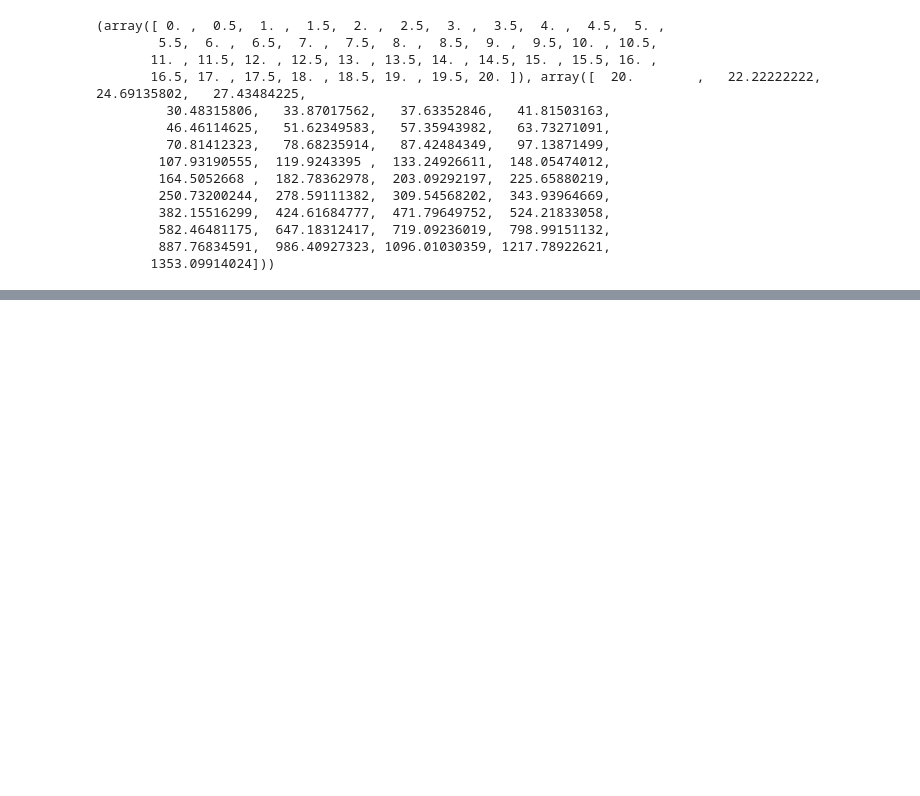
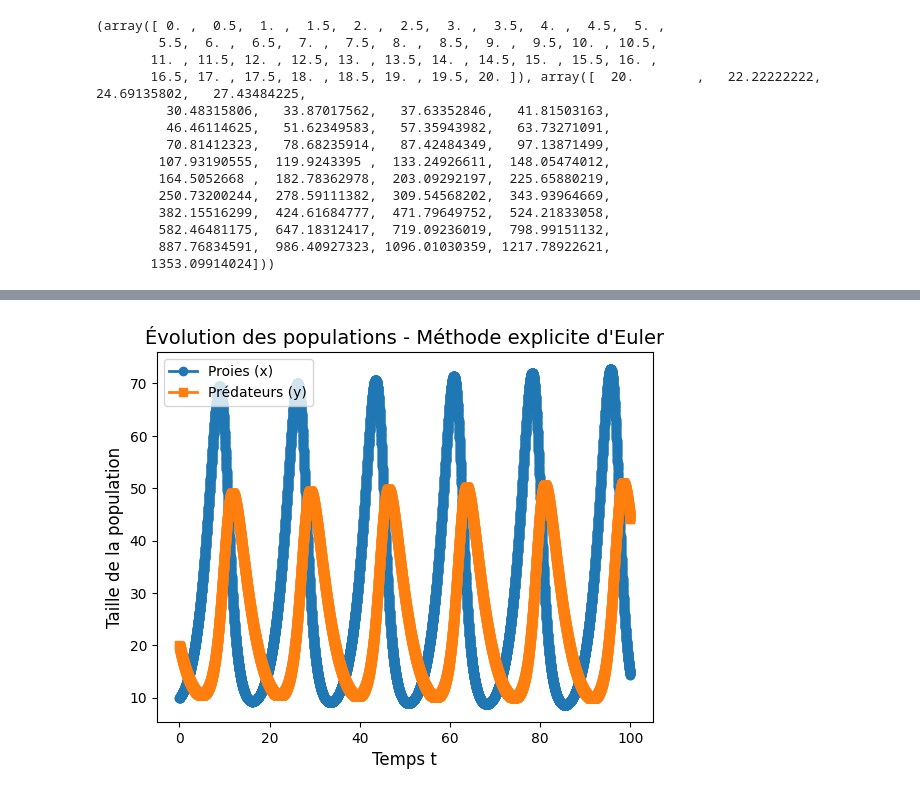
Before and after one commit to ATHERLY-Evan-24012805/Modelisation_dynamique_population, a Jupyter notebook: research.ipynb, the cells around one changed output, grey strips where cells are left out. Saved outputs shown, nothing was run; the diff lists cells and outputs as text; code cells hidden in the pictures; blank space fills up the shorter version.

```diff
--- a/research.ipynb
+++ b/research.ipynb
@@ -310,0 +326,44 @@ plt.show()
+# %%
+def lotka_voltera_x(a, b, x, y):
+    return a * x - b * x * y
+
+def lotka_voltera_y(c, d, x, y):
+    return -c * y + d * x * y
+# %%
+def explicit_euler_method_lotka(y0, x0, t0, h, t_max, a, b, c, d):
+    t_values = np.arange(t0, t_max + h, h)
+    y_values = np.zeros(len(t_values))
+    x_values = np.zeros(len(t_values))
+    y_values[0] = y0
+    x_values[0] = x0
+
+    for i in range(len(t_values) - 1):
+        x_temp = x_values[i]
+        y_temp = y_values[i]
+        y_values[i + 1] = y_values[i] + h * lotka_voltera_y(c, d, x_temp, y_temp)
+        x_values[i + 1] = x_values[i] + h * lotka_voltera_x(a, b, x_temp, y_temp)
+
+    return t_values, y_values, x_values
+# %%
+y0 = 20
+x0 = 10
+t00 = 0
+h0 = 0.01
+t_max0 = 100
+a1 = 0.5
+b = 0.02
+c = 0.3
+d = 0.01
+
+temps3, population_y, population_x = explicit_euler_method_lotka(y0, x0, t00, h0, t_max0, a1, b, c, d)
+
+plt.plot(temps3, population_x, marker='o', color='tab:blue', linestyle='-', linewidth=2, label="Proies (x)")
+plt.plot(temps3, population_y, marker='s', color='tab:orange', linestyle='-', linewidth=2, label="Prédateurs (y)")
+
+plt.title("Évolution des populations - Méthode explicite d'Euler", fontsize=14)
+plt.xlabel("Temps t", fontsize=12)
+plt.ylabel("Taille de la population", fontsize=12)
+plt.legend()
+plt.show()
+# %% [output]
+[figure, added]
```
Also changed, not shown: parts of 4 cells of this notebook.
